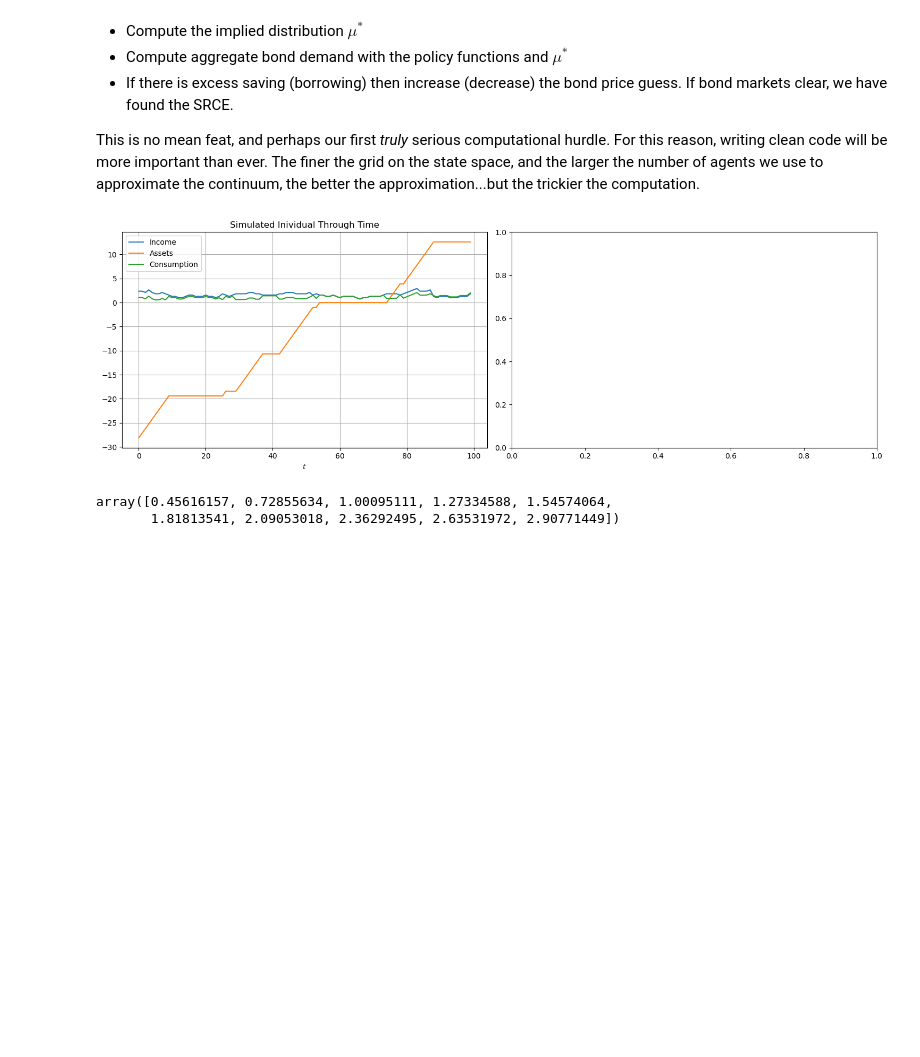
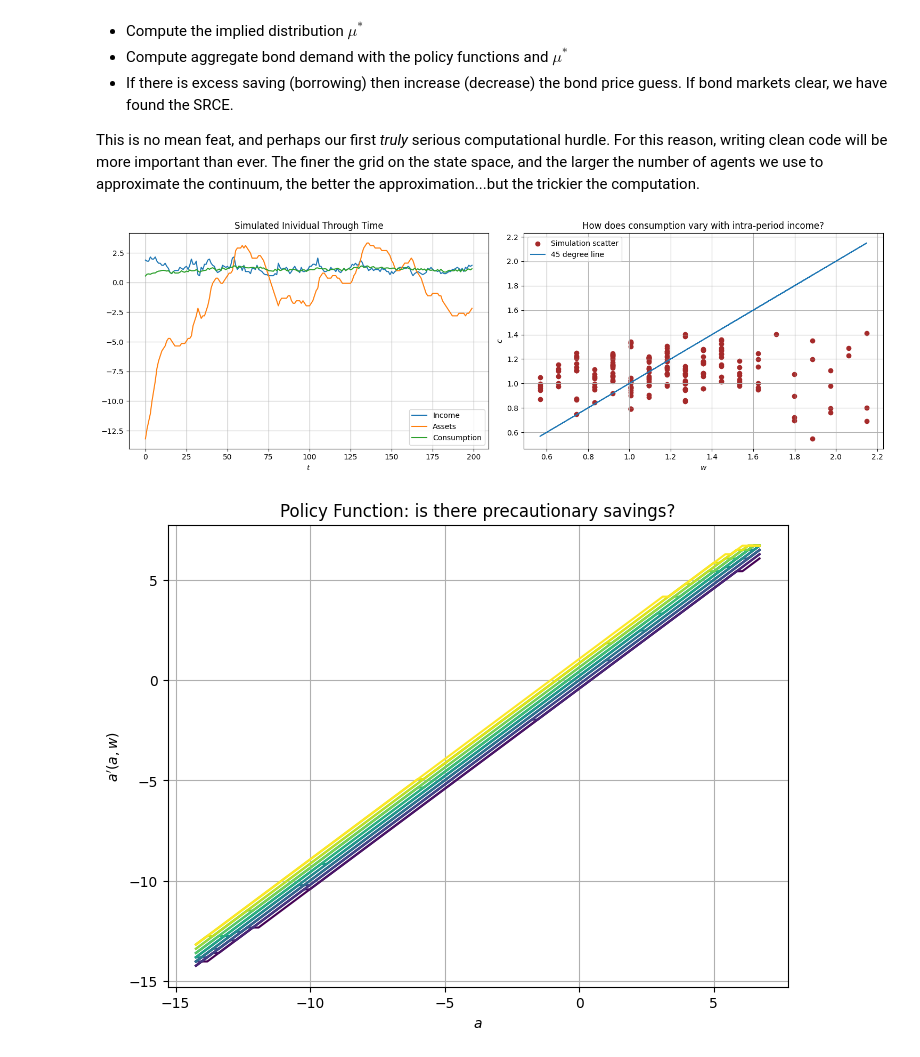
Before and after one commit to dandoreyrodriguez/computation_for_dynamic_programming, a Jupyter notebook: class_2.ipynb, the cells around one changed output. Cells and saved outputs as stored; diff of their text form; code cells hidden in the pictures; blank space fills up the shorter version.

```diff
--- a/class_2.ipynb
+++ b/class_2.ipynb
@@ -609,11 +609,11 @@ def excess_savings(mu_initial, N_a, m_a, w_grid, q, P_w, alpha, beta, gamma, thr
     # compute aggregate savings
     aggregate_saving = np.sum(a_next * mu_star)
     # return savings
-    return V_new, a_next, a_grid, aggregate_saving
+    return V_new, a_next, a_grid, aggregate_saving, mu_star
 
 class PIM:
     def __init__(self, N_a, N_w, m_a=3, m_w=2, alpha=0.1, beta=0.96, gamma=1.5,
-                 rho=0.85, sigma=0.2, threshold=1e-5):
+                 rho=0.85, sigma=0.2, threshold=1e-6):
 
         # Parameters
         self.N_a, self.N_w = N_a, N_w
@@ -637,10 +637,11 @@ class PIM:
         self.q_f = None
         self.V_f = None
         self.a_next_f = None
+        self.mu_star = None
         self.individual_income, self.individual_assets, self.individual_consumption, self.individual_T = None, None, None, None
 
     def __agg_savings(self,q):
-        _ , _ , _ , agg_savings = excess_savings(self.mu_initial, self.N_a, self.m_a, self.w_grid, q, self.P_w, self.alpha, self.beta, self.gamma, self.threshold)
+        _ , _ , _ , agg_savings, _ = excess_savings(self.mu_initial, self.N_a, self.m_a, self.w_grid, q, self.P_w, self.alpha, self.beta, self.gamma, self.threshold)
         return agg_savings
 
     def solve_for_equilibrium_q(self, q_min = 0.1, q_max = 0.99):
@@ -655,18 +656,22 @@ class PIM:
         q_star = brentq(obj, q_min, q_max)
 
         # return the full model for that q^*
-        V_f, a_next_f, a_grid, _ = excess_savings(self.mu_initial, self.N_a, self.m_a, self.w_grid, q_star, self.P_w, self.alpha, self.beta, self.gamma, self.threshold)
+        V_f, a_next_f, a_grid, _, mu_star = excess_savings(self.mu_initial, self.N_a, self.m_a, self.w_grid, q_star, self.P_w, self.alpha, self.beta, self.gamma, self.threshold)
 
         # update attributes
         self.a_grid = a_grid
         self.V_f = V_f
         self.a_next_f = a_next_f
         self.q_f = q_star
+        self.mu_star = mu_star
 
-    def simulate_individual(self, T = 100):
+    def simulate_individual(self, T = 100, seed = None):
         # make sure the model has been solved
         if self.V_f is None:
             raise ValueError('You must run .solve_for_equilibrium() first.')
+        # if seed set it
+        if seed is not None:
+            np.random.seed(seed)
         # initialise indices
         a_index = 5 # starts with min assets
         w_index = np.random.choice(self.w_grid.shape[0])
@@ -681,38 +686,62 @@ class PIM:
             w = self.w_grid[w_index]
             a_next = self.a_next_f[a_index, w_index]
             c = a + w - self.q_f * a_next
             # add to the arrays
             income.append(w)
             assets.append(a)
             consumption.append(c)
             # move to next period
             a_index = np.argmin(np.abs(self.a_grid - a_next))
             w_index = np.random.choice(self.w_grid.shape[0], p = self.P_w[w_index])
         # update attributes
         self.individual_T = T
         self.individual_income = np.array(income)
         self.individual_assets = np.array(assets)
         self.individual_consumption = np.array(consumption)
 
-PIM_ex1 = PIM(50,10)
+PIM_ex1 = PIM(100,20)
 PIM_ex1.solve_for_equilibrium_q()
-PIM_ex1.simulate_individual()
+PIM_ex1.simulate_individual(T=200, seed = 57)
 
 # initialize the figure
 fig_4, axs_4 = plt.subplots(1, 2, figsize=(15, 5))
-# ex-post returns
+# individual time series
 axs_4[0].set_title('Simulated Inividual Through Time')
 axs_4[0].plot(range(PIM_ex1.individual_T), PIM_ex1.individual_income, label='Income')
 axs_4[0].plot(range(PIM_ex1.individual_T), PIM_ex1.individual_assets, label='Assets')
 axs_4[0].plot(range(PIM_ex1.individual_T), PIM_ex1.individual_consumption, label='Consumption')
 axs_4[0].set_xlabel(rf"$t$")
 axs_4[0].legend()
 axs_4[0].grid()
-
-
+# plot income and consumption on scatter graph
+axs_4[1].set_title('How does consumption vary with intra-period income?')
+axs_4[1].scatter(PIM_ex1.individual_income, PIM_ex1.individual_consumption, label = 'Simulation scatter', color = 'brown')
+axs_4[1].plot(PIM_ex1.individual_income, PIM_ex1.individual_income, label = '45 degree line')
+axs_4[1].set_xlabel(r'$w$')
+axs_4[1].set_ylabel(r'$c$')
+axs_4[1].legend()
+axs_4[1].grid()
 plt.tight_layout()
 plt.show()
+
+# create a contour chart with the policy function
+import matplotlib.cm as cm
+fig_1, ax_1 = plt.subplots(figsize=(8, 6))
+# normalize income for color mapping
+norm = plt.Normalize(PIM_ex1.w_grid.min(), PIM_ex1.w_grid.max())
+cmap = cm.viridis
+for j in range(PIM_ex1.w_grid.shape[0]):
+    color = cmap(norm(PIM_ex1.w_grid[j]))
+    ax_1.plot(PIM_ex1.a_grid, PIM_ex1.a_next_f[:, j], color=color, label=f'w={PIM_ex1.w_grid[j]:.2f}')
+sm = plt.cm.ScalarMappable(cmap=cmap, norm=norm)
+sm.set_array([])
+cbar = plt.colorbar(sm, ax=ax)
+cbar.set_label(r'w')
+ax_1.set_xlabel(r'$a$')
+ax_1.set_ylabel(r'$a^{\prime}(a,w)$')
+ax_1.set_title("Policy Function: is there precautionary savings?")
+ax_1.grid()
+plt.show()
 # %% [output]
-[figure, old version]
+[figure, new version]
-array([0.45616157, 0.72855634, 1.00095111, 1.27334588, 1.54574064,
-       1.81813541, 2.09053018, 2.36292495, 2.63531972, 2.90771449])
+[figure, added]
```
